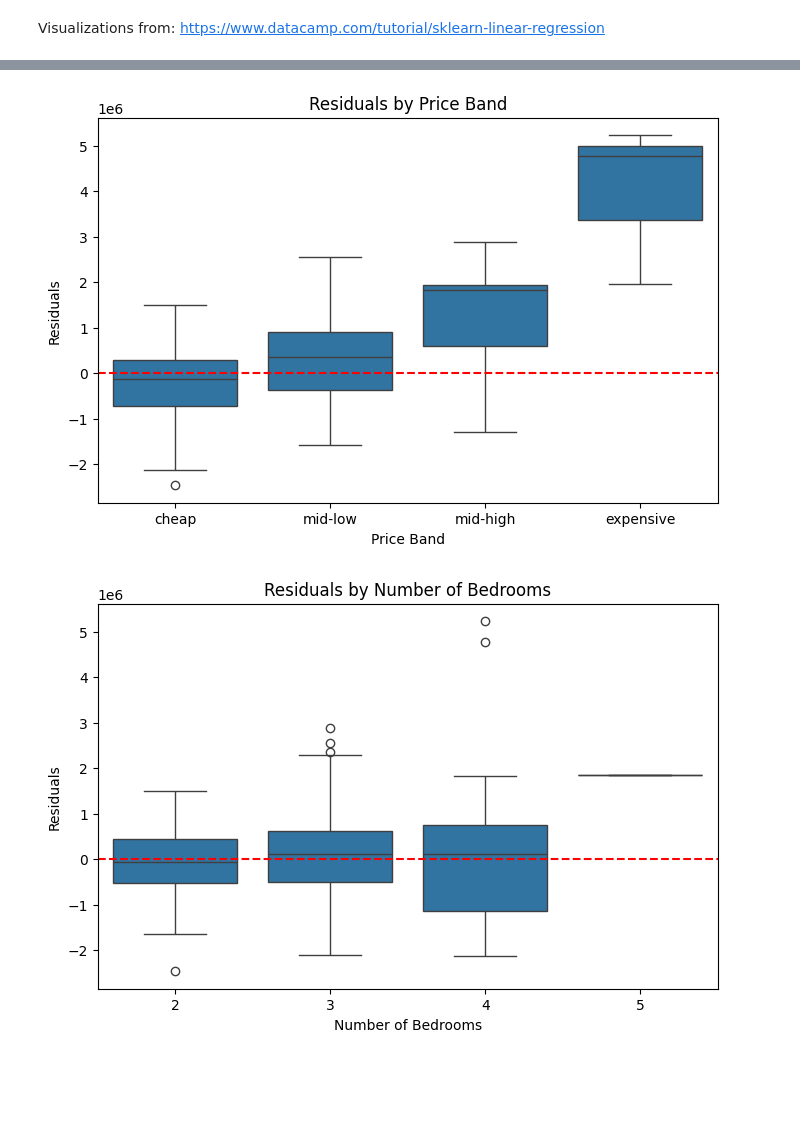
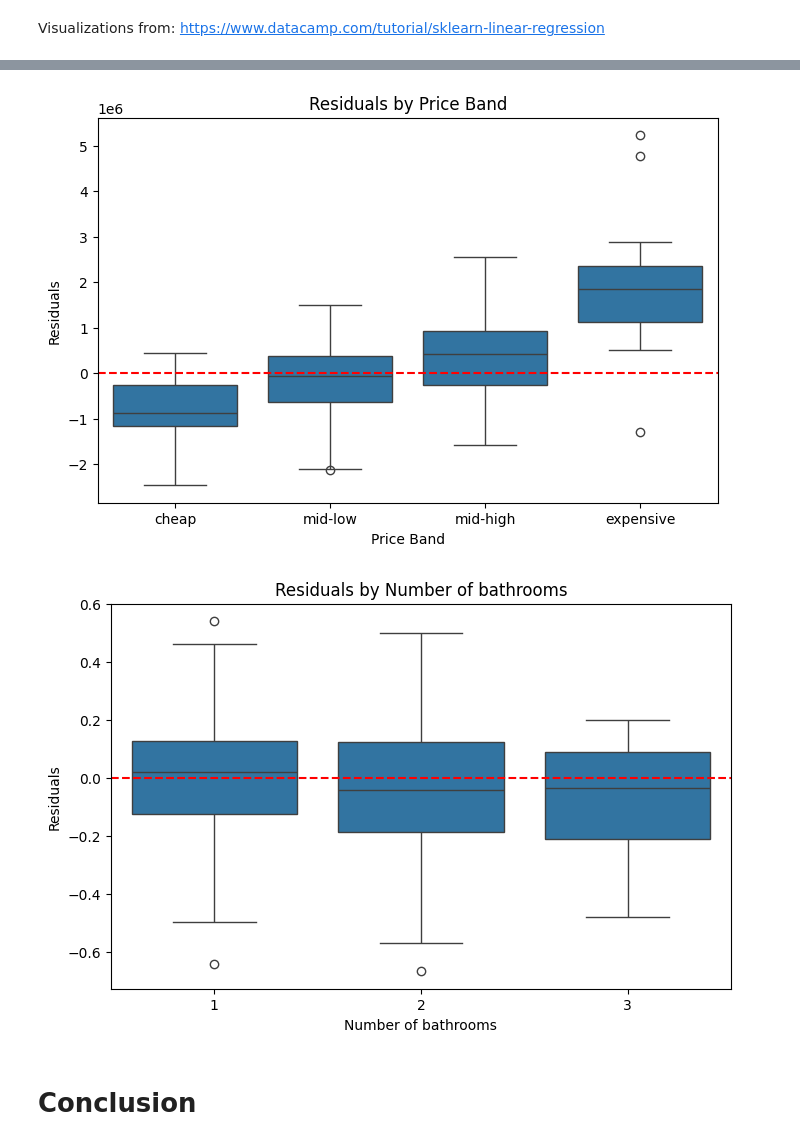
Before and after one commit to JherrerasPY/Project-001_House-Price-Prediction_Easy, a Jupyter notebook: house-price.ipynb, the cells around one changed output, grey strips where cells are left out. Saved outputs shown, nothing was run; the diff lists cells and outputs as text; code cells hidden in the pictures; blank space fills up the shorter version.

```diff
--- a/house-price.ipynb
+++ b/house-price.ipynb
@@ -917,15 +928,19 @@ plt.show()
 # %%
 # Create price bands based on quartiles
+# This help is check where to model mighjt struggle
 y_test_reset = y_test.reset_index(drop=True)
-residuals_reset = (y_test - y_pred)
+residuals_reset = (y_test_real - y_pred_real)
 residuals_reset = residuals_reset.reset_index(drop=True)
 
+# pd.cut divde the test hourses into 4 prices group
 price_bands = pd.cut(y_test_reset, bins=4, labels=["cheap", "mid-low", "mid-high", "expensive"])
 
+# Draw boxplot for each group
 band_df = pd.DataFrame({
     "price_band": price_bands,
     "residuals": residuals_reset
 })
+
 
 plt.figure(figsize=(8,5))
 sns.boxplot(x="price_band", y="residuals", data=band_df)
@@ -935,38 +950,35 @@ plt.ylabel("Residuals")
 plt.title("Residuals by Price Band")
 plt.show()
 
-# What to look for:
-# - Boxes centered at 0 across all bands → model is equally accurate for cheap and expensive houses
-# - Boxes drifting above/below 0 in expensive band → model systematically under/over-predicts luxury houses
-# - Wider boxes in expensive band → model is less confident for high-price houses
+# looking for:
+# Boxes centered at 0 across all bands means model is equally accurate for cheap and expensive houses
+# Boxes drifting above/below 0 in expensive band means model systematically under/over-predicts luxury houses
+# Wider boxes in expensive/cheaper band means model is less confident for high/low-price houses
 # %% [output]
-[figure, old version]
+[figure, new version]
 # %%
 y_test_reset = y_test.reset_index(drop=True)
 residuals_reset = (y_test - y_pred).reset_index(drop=True)
 
-# Recover bedroom values for the test rows
-bedrooms_test = X_test["bedrooms"].reset_index(drop=True)
+# Recover bathrooms values for the test rows
+bathrooms_test = X_test["bathrooms"].reset_index(drop=True)
 
-bedroom_df = pd.DataFrame({
-    "bedrooms": bedrooms_test,
+bathrooms_df = pd.DataFrame({
+    "bathrooms": bathrooms_test,
     "residuals": residuals_reset
 })
 
 plt.figure(figsize=(8,5))
-sns.boxplot(x="bedrooms", y="residuals", data=bedroom_df)
+sns.boxplot(x="bathrooms", y="residuals", data=bathrooms_df)
 plt.axhline(0, color='red', linestyle='--')
-plt.xlabel("Number of Bedrooms")
+plt.xlabel("Number of bathrooms")
 plt.ylabel("Residuals")
-plt.title("Residuals by Number of Bedrooms")
+plt.title("Residuals by Number of bathrooms")
 plt.show()
-
-# What to look for:
-# - Boxes centered at 0 → model performs equally well across all bedroom counts
-# - Boxes shifted up for 5-6 bedrooms → model under-predicts large houses
-# - Very wide boxes for a bedroom count → high uncertainty (possibly too few samples in that group)
 # %% [output]
-[figure, old version]
+[figure, new version]
+# %% [markdown]
+# Conclusion
 # %% [markdown]
 The 6 classical assumptions of Linear Regression are:
 
```
Also changed, not shown: parts of 18 cells of this notebook.
